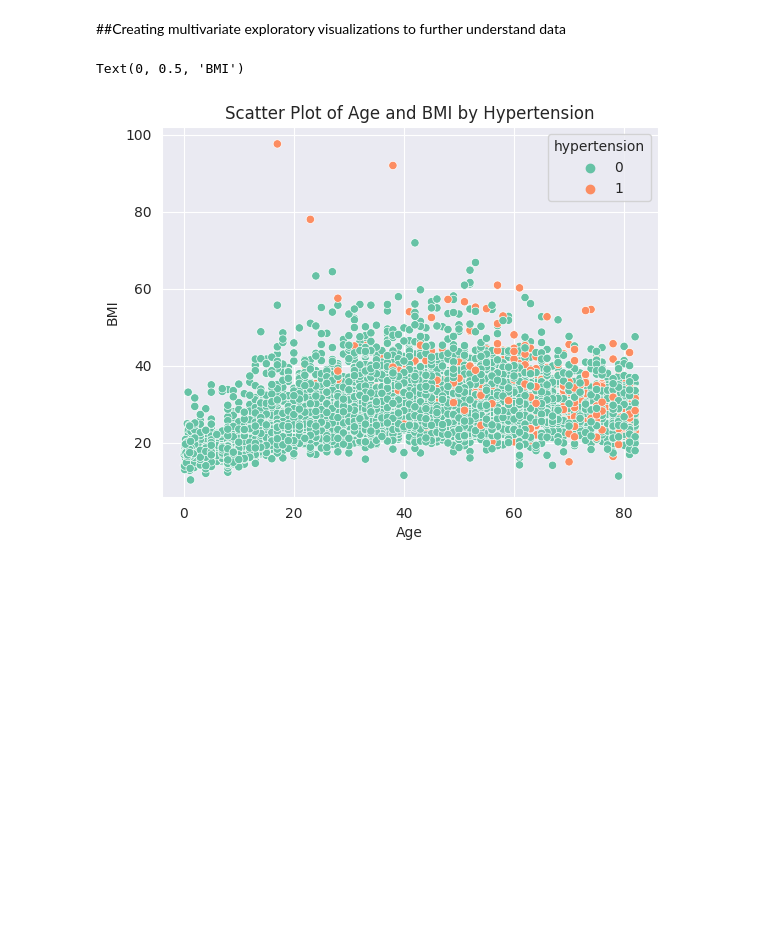
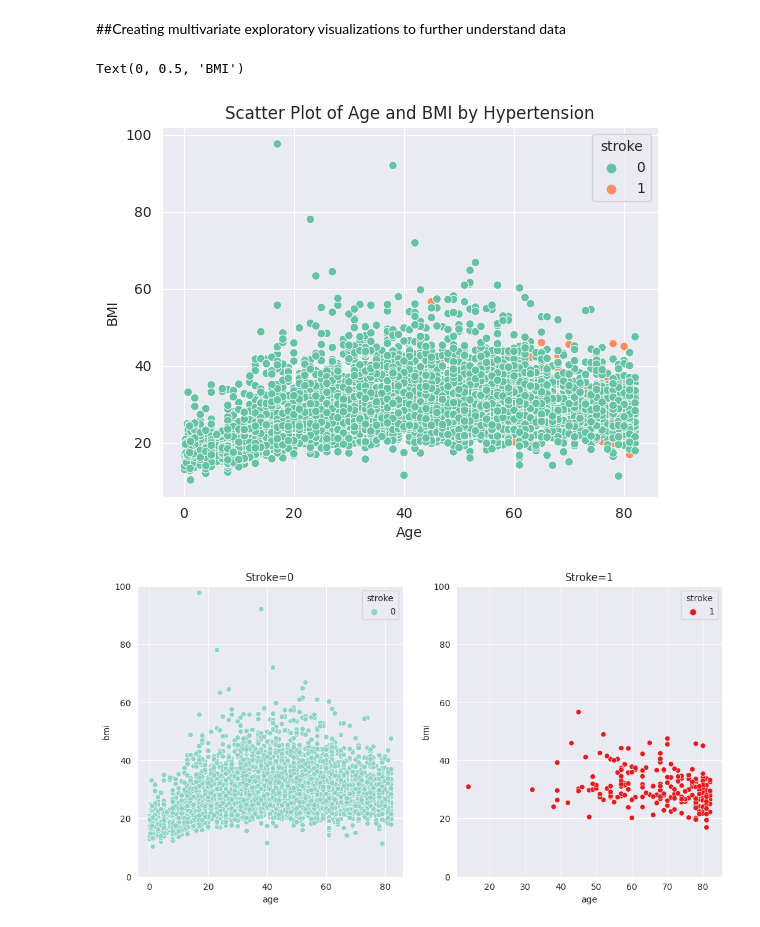
Before and after one commit to hawkeyedatatsai/Stroke-Prediction, a Jupyter notebook: Stroke_Prediction.ipynb, the cells around one changed output. Saved outputs shown, nothing was run; the diff lists cells and outputs as text; code cells hidden in the pictures; blank space fills up the shorter version.

```diff
--- a/Stroke_Prediction.ipynb
+++ b/Stroke_Prediction.ipynb
@@ -232,12 +278,35 @@ sns.heatmap(corr, cmap = 'YlGnBu', annot = True, fmt=".2f", mask = mask)
 ##Creating multivariate exploratory visualizations to further understand data
 # %%
 sns.set_style('darkgrid')
-sns.scatterplot(y ='bmi', x = 'age', data = df, hue = 'hypertension', palette='Set2')
+sns.scatterplot(y ='bmi', x = 'age', data = df, hue = 'stroke', palette='Set2')
 plt.title('Scatter Plot of Age and BMI by Hypertension')
 plt.xlabel('Age')
 plt.ylabel('BMI')
 # %% [output]
 Text(0, 0.5, 'BMI')
-[figure, old version]
+[figure, new version]
+# %%
+#dataframes for stroke=0 and 1 individually
+df_stroke_0 = df[df['stroke'] == 0]
+df_stroke_1 = df[df['stroke'] == 1]
+
+# set up the figure with two subplots side by side
+fig, (ax1, ax2) = plt.subplots(ncols=2, figsize=(12, 6))
+
+# create the scatterplot for stroke=0
+sns.scatterplot(ax=ax1, x='age', y='bmi', data=df_stroke_0, hue='stroke', palette='Set3')
+ax1.set_title('Stroke=0')
+
+# create the scatterplot for stroke=1
+sns.scatterplot(ax=ax2, x='age', y='bmi', data=df_stroke_1, hue='stroke', palette='Set1')
+ax2.set_title('Stroke=1')
+
+# Set the y-limits of both subplots to be the same
+ax1.set_ylim(0, 100)
+ax2.set_ylim(0, 100)
+
+plt.show()
+# %% [output]
+[figure, added]
 # %%
 sns.set_style('darkgrid')
```
Also changed, not shown: parts of 16 cells of this notebook.
